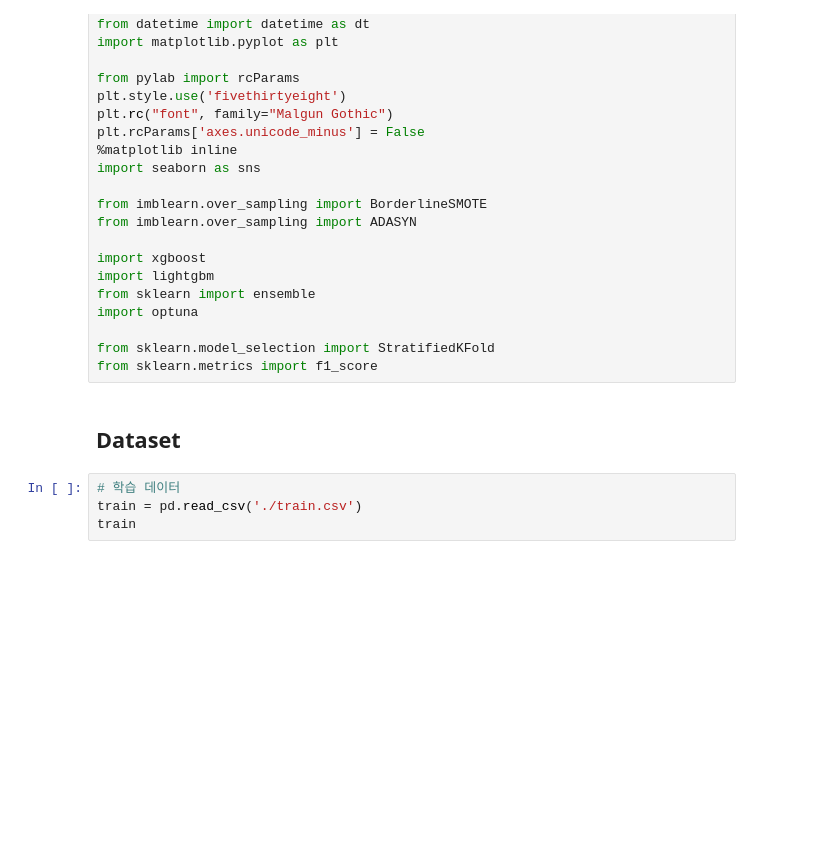
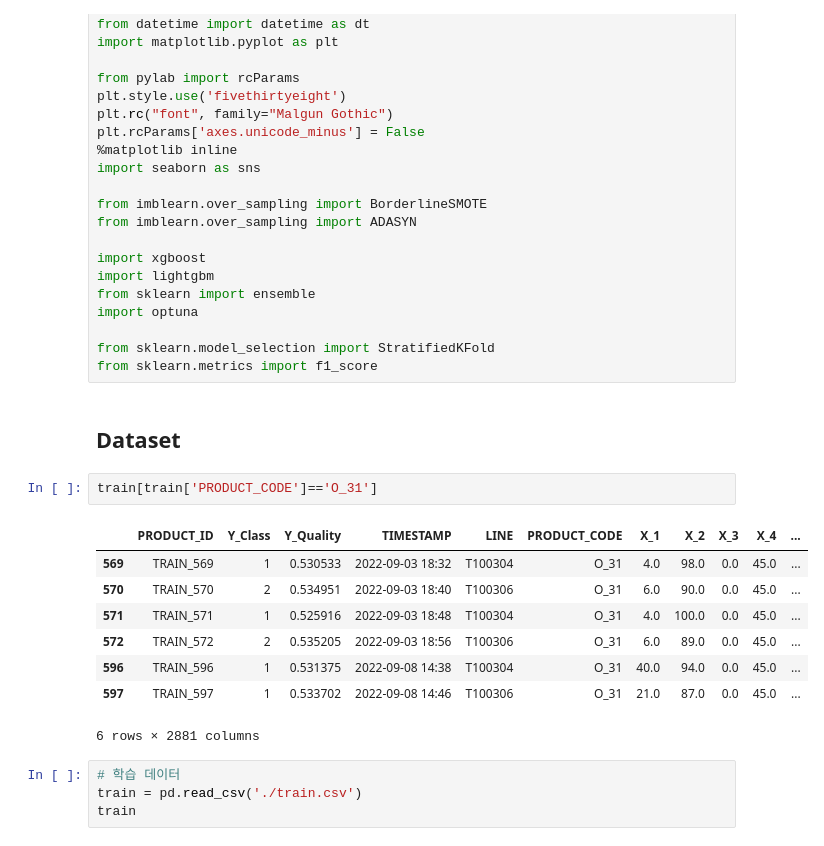
Before and after one commit to Sungjeonghyun/LG_Aimers_2nd, a Jupyter notebook: 정현/CODE&LINE Y_Class.ipynb, the cells around one changed output. Drawn from its saved outputs; the diff is of its cells as text; blank space fills up the shorter version.

```diff
--- a/정현/CODE&LINE Y_Class.ipynb
+++ b/정현/CODE&LINE Y_Class.ipynb
@@ -30,6 +30,17 @@ from sklearn.model_selection import StratifiedKFold
 from sklearn.metrics import f1_score
 # %% [markdown]
 ## Dataset
+# %%
+train[train['PRODUCT_CODE']=='O_31']
+# %% [output]
+|  | PRODUCT_ID | Y_Class | Y_Quality | TIMESTAMP | LINE | PRODUCT_CODE | X_1 | X_2 | X_3 | X_4 | ... |
+| 569 | TRAIN_569 | 1 | 0.530533 | 2022-09-03 18:32 | T100304 | O_31 | 4.0 | 98.0 | 0.0 | 45.0 | ... |
+| 570 | TRAIN_570 | 2 | 0.534951 | 2022-09-03 18:40 | T100306 | O_31 | 6.0 | 90.0 | 0.0 | 45.0 | ... |
+| 571 | TRAIN_571 | 1 | 0.525916 | 2022-09-03 18:48 | T100304 | O_31 | 4.0 | 100.0 | 0.0 | 45.0 | ... |
+| 572 | TRAIN_572 | 2 | 0.535205 | 2022-09-03 18:56 | T100306 | O_31 | 6.0 | 89.0 | 0.0 | 45.0 | ... |
+| 596 | TRAIN_596 | 1 | 0.531375 | 2022-09-08 14:38 | T100304 | O_31 | 40.0 | 94.0 | 0.0 | 45.0 | ... |
+| 597 | TRAIN_597 | 1 | 0.533702 | 2022-09-08 14:46 | T100306 | O_31 | 21.0 | 87.0 | 0.0 | 45.0 | ... |
+6 rows × 2881 columns
 # %%
 # 학습 데이터
 train = pd.read_csv('./train.csv')
```
Also changed, not shown: parts of 4 cells of this notebook.
